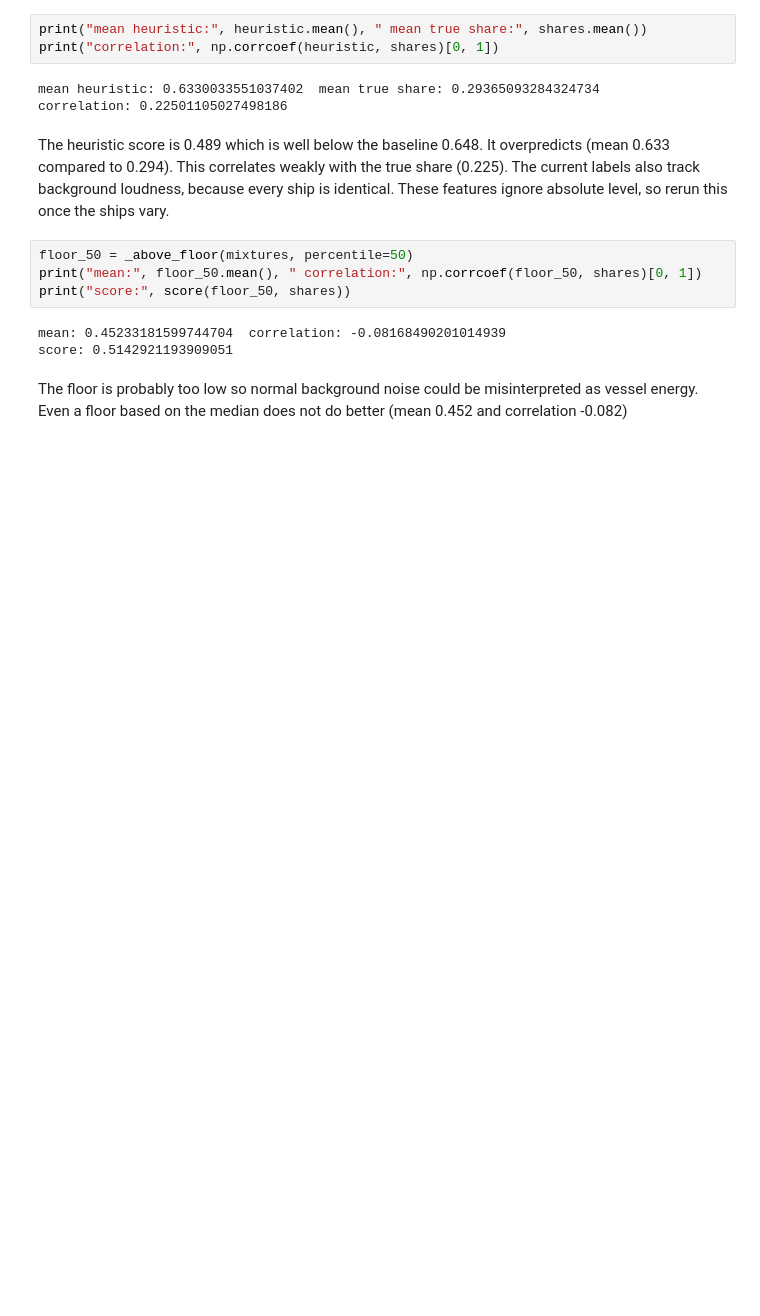
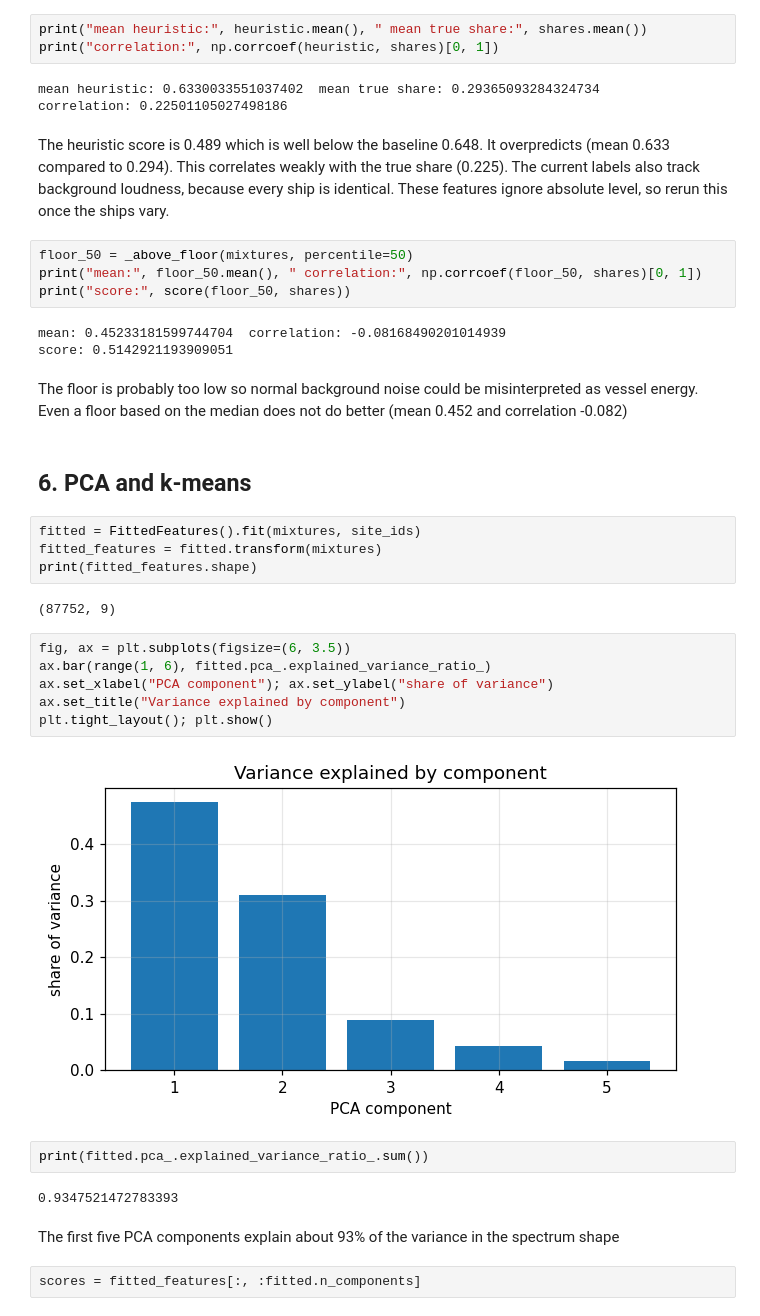
Before and after one commit to maddwillson/DSCI550_UVNC, a Jupyter notebook: notebooks/features.ipynb, the cells around one changed output. Drawn from its saved outputs; the diff is of its cells as text; blank space fills up the shorter version.

Commit message:
Add PCA, k-means, and nearest-neighbor background features

```diff
--- a/notebooks/features.ipynb
+++ b/notebooks/features.ipynb
@@ -216,3 +220,27 @@ mean: 0.45233181599744704  correlation: -0.08168490201014939
 score: 0.5142921193909051
 # %% [markdown]
 The floor is probably too low so normal background noise could be misinterpreted as vessel energy. Even a floor based on the median does not do better (mean 0.452 and correlation -0.082)
+# %% [markdown]
+## 6. PCA and k-means
+# %%
+fitted = FittedFeatures().fit(mixtures, site_ids)
+fitted_features = fitted.transform(mixtures)
+print(fitted_features.shape)
+# %% [output]
+(87752, 9)
+# %%
+fig, ax = plt.subplots(figsize=(6, 3.5))
+ax.bar(range(1, 6), fitted.pca_.explained_variance_ratio_)
+ax.set_xlabel("PCA component"); ax.set_ylabel("share of variance")
+ax.set_title("Variance explained by component")
+plt.tight_layout(); plt.show()
+# %% [output]
+[figure, added]
+# %%
+print(fitted.pca_.explained_variance_ratio_.sum())
+# %% [output]
+0.9347521472783393
+# %% [markdown]
+The first five PCA components explain about 93% of the variance in the spectrum shape
+# %%
+scores = fitted_features[:, :fitted.n_components]
```
Also changed, not shown: parts of 15 cells of this notebook, 3 other files.
